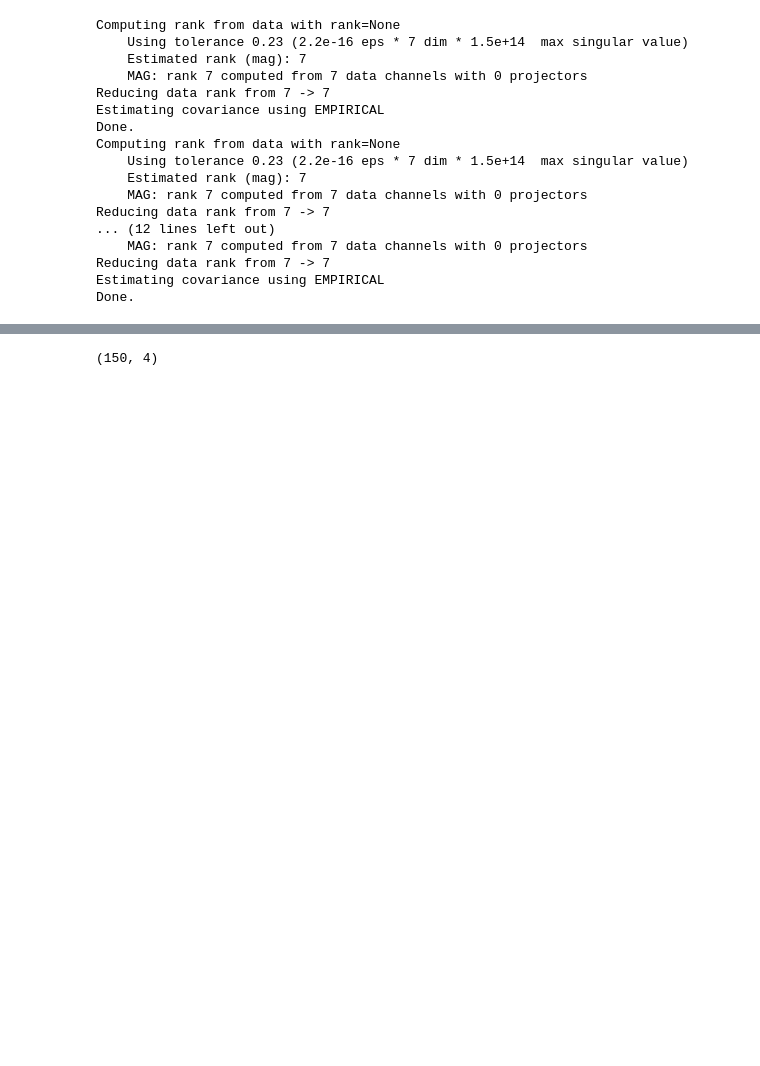
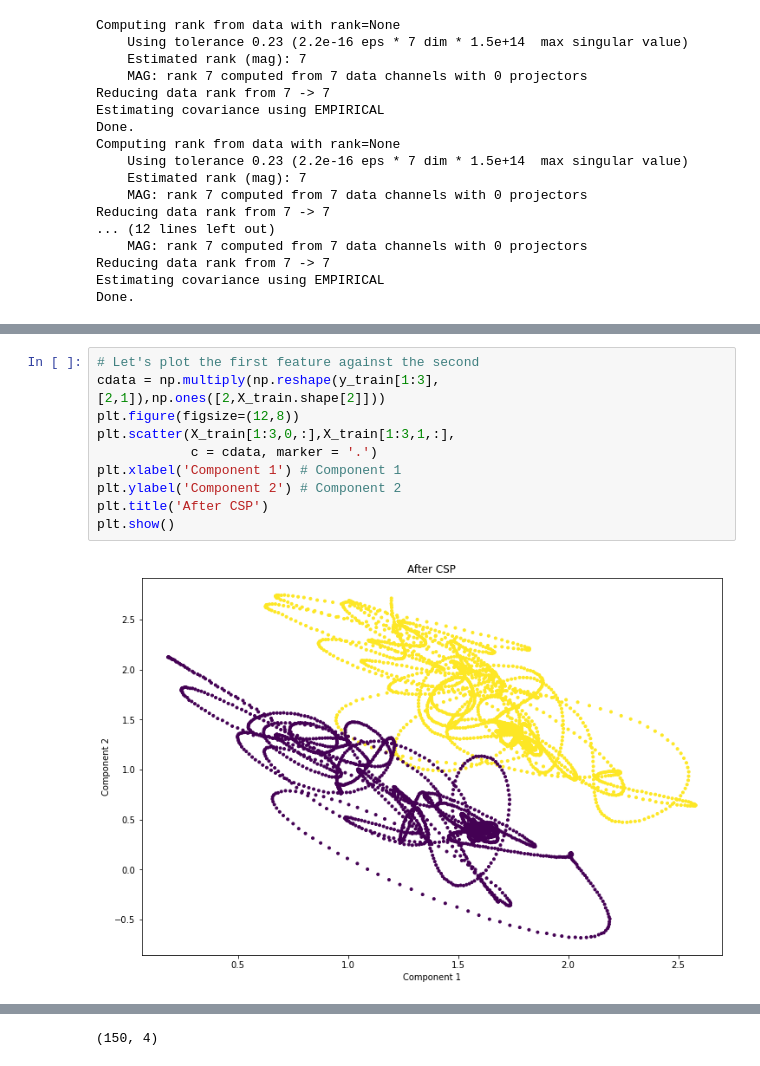
Before and after one commit to zoeis52/EE560_final_project, a Jupyter notebook: EMG-EEG-Feature-Extraction.ipynb, the cells around one changed output, grey strips where cells are left out. Saved outputs shown, nothing was run; the diff lists cells and outputs as text; blank space fills up the shorter version.

```diff
--- a/EMG-EEG-Feature-Extraction.ipynb
+++ b/EMG-EEG-Feature-Extraction.ipynb
@@ -172,0 +193,12 @@ Done.
+# %%
+# Let's plot the first feature against the second
+cdata = np.multiply(np.reshape(y_train[1:3], [2,1]),np.ones([2,X_train.shape[2]]))
+plt.figure(figsize=(12,8))
+plt.scatter(X_train[1:3,0,:],X_train[1:3,1,:],
+            c = cdata, marker = '.')
+plt.xlabel('Component 1') # Component 1
+plt.ylabel('Component 2') # Component 2
+plt.title('After CSP')
+plt.show()
+# %% [output]
+[figure, added]
```
Also changed, not shown: parts of 14 cells of this notebook.
